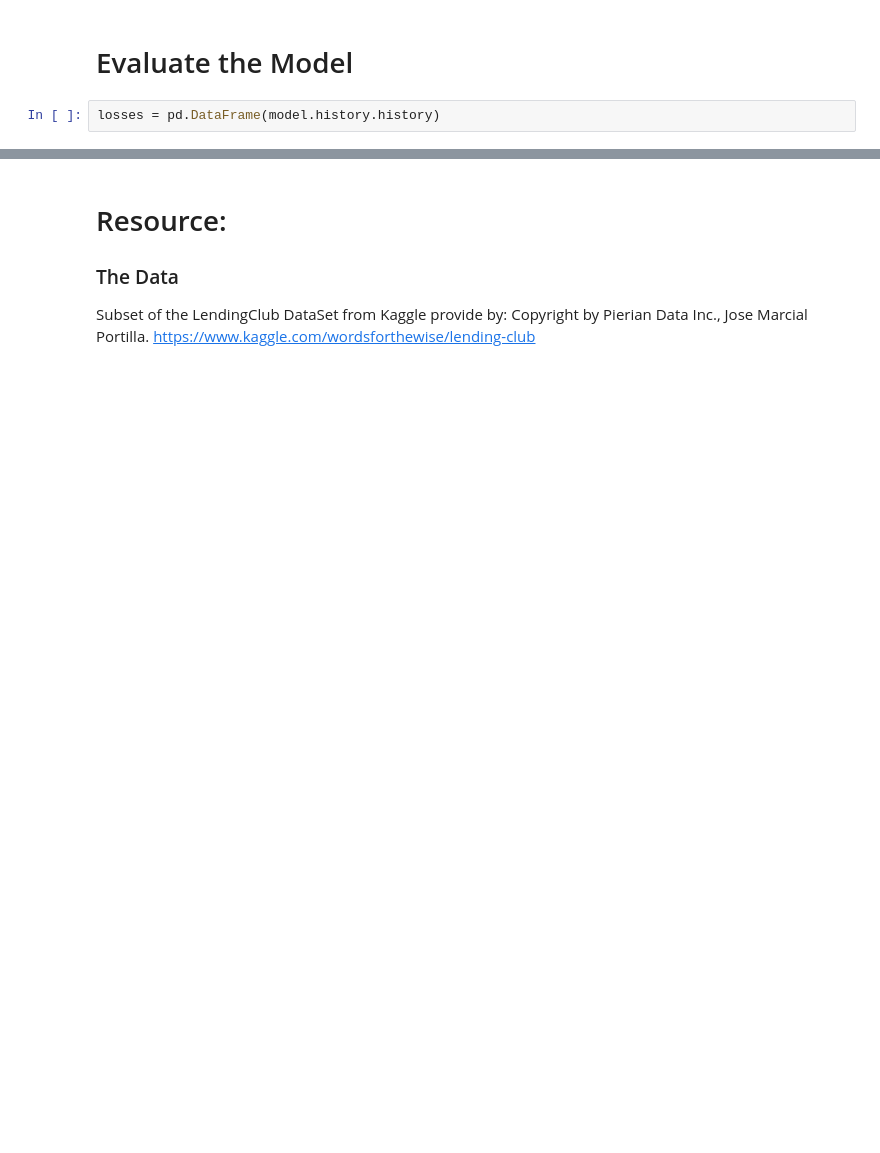
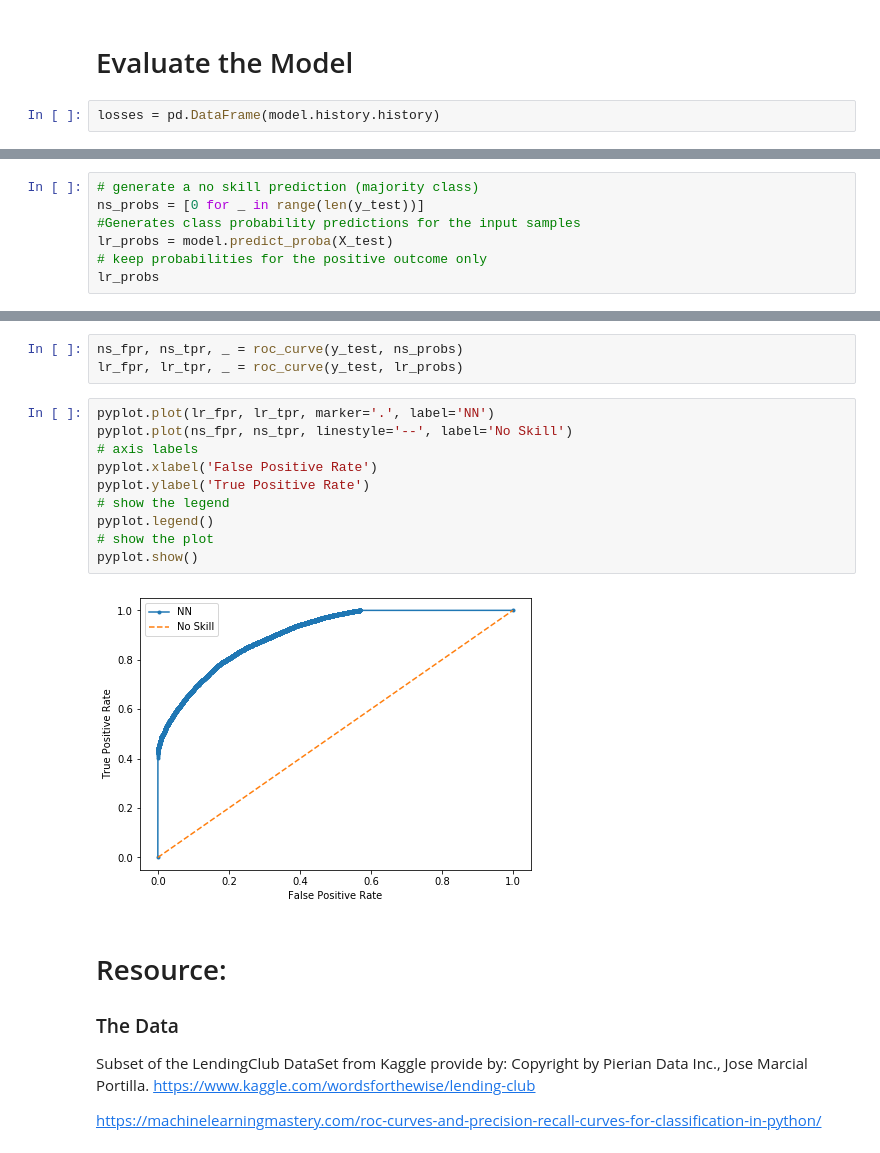
Before and after one commit to yasamanensafi/Loan_investment_prediction, a Jupyter notebook: Loan_investment_prediction.ipynb, the cells around one changed output, grey strips where cells are left out. Drawn from its saved outputs; the diff is of its cells as text; blank space fills up the shorter version.

Commit message:
Add ROC Curves

```diff
--- a/Loan_investment_prediction.ipynb
+++ b/Loan_investment_prediction.ipynb
@@ -747,0 +767,7 @@ array([[ 3704,  4243],
+# %%
+# generate a no skill prediction (majority class)
+ns_probs = [0 for _ in range(len(y_test))]
+#Generates class probability predictions for the input samples
+lr_probs = model.predict_proba(X_test)
+# keep probabilities for the positive outcome only
+lr_probs
@@ -748,6 +790,23 @@ array([[ 3704,  4243],
+# %%
+ns_fpr, ns_tpr, _ = roc_curve(y_test, ns_probs)
+lr_fpr, lr_tpr, _ = roc_curve(y_test, lr_probs)
+# %%
+pyplot.plot(lr_fpr, lr_tpr, marker='.', label='NN')
+pyplot.plot(ns_fpr, ns_tpr, linestyle='--', label='No Skill')
+# axis labels
+pyplot.xlabel('False Positive Rate')
+pyplot.ylabel('True Positive Rate')
+# show the legend
+pyplot.legend()
+# show the plot
+pyplot.show()
+# %% [output]
+[figure, added]
 # %% [markdown]
 # Resource:
 ### The Data
 
 Subset of the LendingClub DataSet from Kaggle provide by: Copyright by Pierian Data Inc., Jose Marcial Portilla.
 https://www.kaggle.com/wordsforthewise/lending-club
+
+https://machinelearningmastery.com/roc-curves-and-precision-recall-curves-for-classification-in-python/
```
Also changed, not shown: parts of 9 cells of this notebook.
